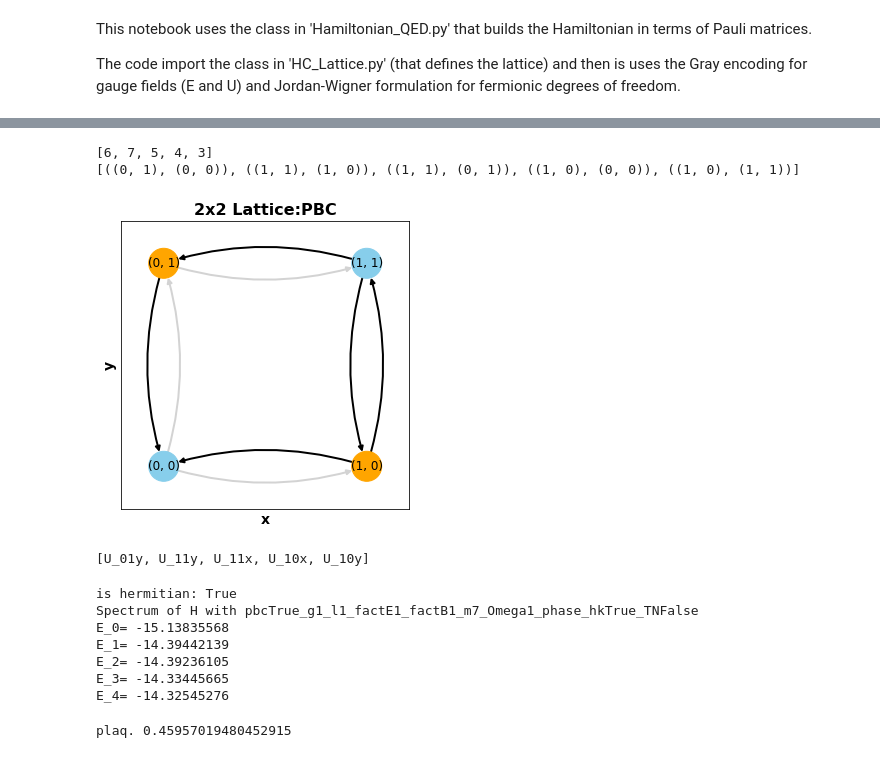
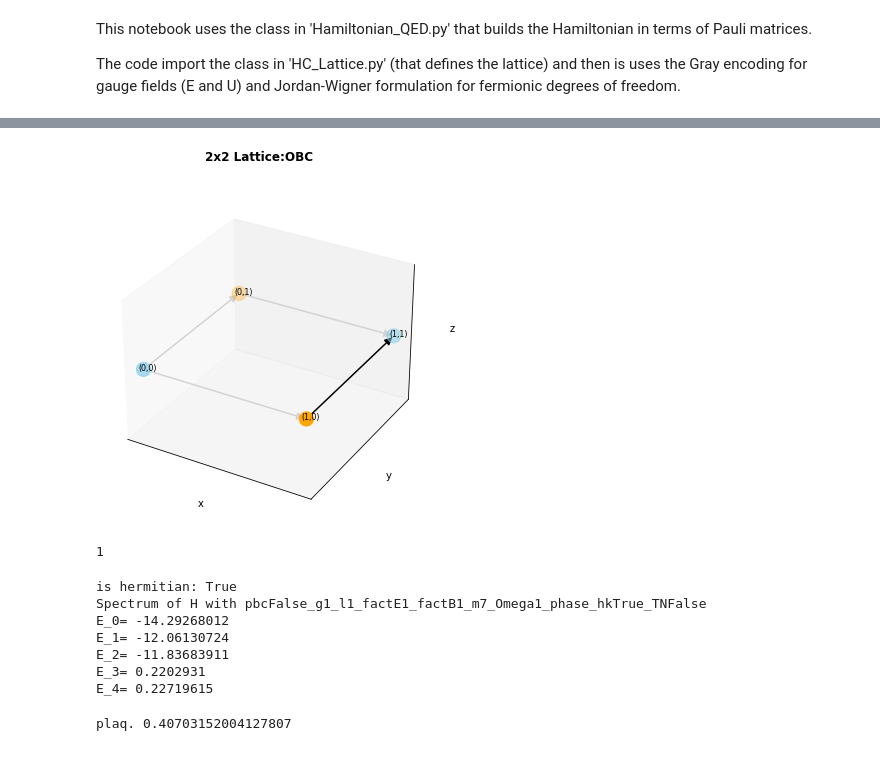
Before and after one commit to ariannacrippa/QC_lattice_H, a Jupyter notebook: notebooks/class_H_QED_test.ipynb, the cells around one changed output, grey strips where cells are left out. Saved outputs shown, nothing was run; the diff lists cells and outputs as text; code cells hidden in the pictures.

Commit message:
test spectrum and plaquette

```diff
--- a/notebooks/class_H_QED_test.ipynb
+++ b/notebooks/class_H_QED_test.ipynb
@@ -19,7 +20,6 @@ from Hamiltonian_QED import HamiltonianQED
 # %%
 #class input parameters:
-nx_sites=2
-ny_sites=2
+n_sites = [2,2,]#how many sites for every dimension
 g=1
 fact_e_op = 1
 fact_b_op = 1
@@ -27,27 +27,25 @@ m=7
 omega=1
 l=1
 L=1
+lambd = 1000
 magnetic_basis=False
-pbc=True
-puregauge = False
+pbc=False
+puregauge = False #TODO check when true
 static_charges_values =None#{(0,0):-1,(1,0):1}
 display_hamiltonian=True
 e_op_out_plus=False #if E out of site n has plus sign
 ksphase =True#TODO: use this==true by default for H_k, is the correct factor
 tn_comparison = False #TODO only kept for TN comparison, remove later
 
-
 #exact diagonalisation parameters:
 threshold = 1e-12
 num_eigs = 5
+# %%
+latt = HCLattice(n_sites,pbc=pbc)
 # %%
-class_H = HamiltonianQED(nx_sites,
-                        ny_sites,
-                        g,
-                        fact_e_op,
-                        fact_b_op,
-                        m,
-                        omega,
+class_H = HamiltonianQED(
+                        latt,
+                        n_sites,
                         l,
                         ll=L,
                         magnetic_basis=magnetic_basis,
@@ -57,6 +55,5 @@ class_H = HamiltonianQED(nx_sites,
                         display_hamiltonian=display_hamiltonian,
                         e_op_out_plus = e_op_out_plus,
                         ksphase  = ksphase,
-                        lambd=1000.,
                         tn_comparison=tn_comparison)
 # %% [output]
@@ -86,11 +84,9 @@ class_H.draw_graph_func(gauss_law_fig=False)#,savefig_dir='.')
 # %%
 #only dynamical fields after Gauss law applied
-class_H.draw_graph_func(gauss_law_fig=True)#,savefig_dir='.')
+latt.draw_graph_func(gauss_law_fig=True,e_op_free=class_H.e_op_free)#,savefig_dir='.')
 # %% [output]
-[6, 7, 5, 4, 3]
-[((0, 1), (0, 0)), ((1, 1), (1, 0)), ((1, 1), (0, 1)), ((1, 0), (0, 0)), ((1, 0), (1, 1))]
-[figure, old version]
+[figure, new version]
-# %%
-class_H.u_op_free
-# %% [output]
-[U_01y, U_11y, U_11x, U_10x, U_10y]
+# %%
+len(class_H.e_op_free)
+# %% [output]
+1
@@ -97,7 +95,7 @@ class_H.u_op_free
 # %%
-print('is hermitian:',class_H.hamiltonian_tot.is_hermitian())
+print('is hermitian:',Hamiltonian_Pauli_tot.is_hermitian())
 
-spectrum, eigenvectors_matrix = eigsh(class_H.hamiltonian_tot.to_spmatrix(),k=num_eigs,which="SA",ncv = 50)#
+spectrum, eigenvectors_matrix = eigsh(Hamiltonian_Pauli_tot.to_spmatrix(),k=num_eigs,which="SA",ncv = 50)#
 
 idx = spectrum.argsort()
 spectrum = spectrum[idx]
@@ -110,14 +108,14 @@ for kk,evalu in enumerate(spectrum):
                 print(f'E_{kk}=',round(evalu,8))
 # %% [output]
 is hermitian: True
-Spectrum of H with pbcTrue_g1_l1_factE1_factB1_m7_Omega1_phase_hkTrue_TNFalse
-E_0= -15.13835568
-E_1= -14.39442139
-E_2= -14.39236105
-E_3= -14.33445665
-E_4= -14.32545276
+Spectrum of H with pbcFalse_g1_l1_factE1_factB1_m7_Omega1_phase_hkTrue_TNFalse
+E_0= -14.29268012
+E_1= -12.06130724
+E_2= -11.83683911
+E_3= 0.2202931
+E_4= 0.22719615
 # %%
 #plaquette
-print('plaq.',(Statevector(np.array(eigenvectors_matrix[:,0])).expectation_value(class_H.hamiltonian_mag_pauli).real)/len(class_H.plaq_list))
+print('plaq.',(Statevector(np.array(eigenvectors_matrix[:,0])).expectation_value(class_H.hamiltonian_mag_pauli).real)/len(latt.plaq_list))
 # %% [output]
-plaq. 0.45957019480452915
+plaq. 0.40703152004127807
```
Also changed, not shown: parts of 4 cells of this notebook.
